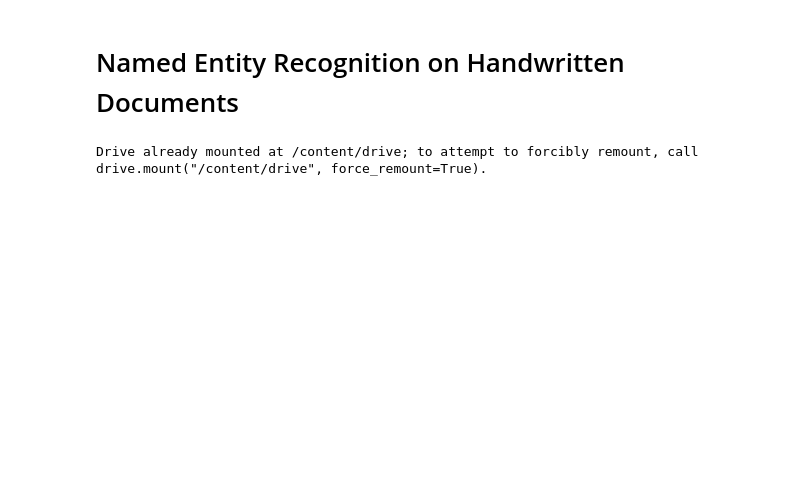
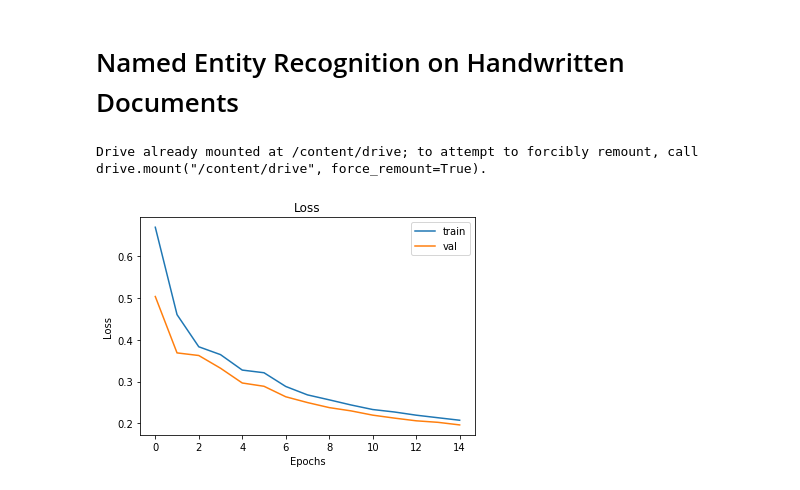
Before and after one commit to ericburdett/cs601r-dl, a Jupyter notebook: ner.ipynb, the cells around one changed output. Saved outputs shown, nothing was run; the diff lists cells and outputs as text; code cells hidden in the pictures; blank space fills up the shorter version.

Commit message:
Finished Training Loop

```diff
--- a/ner.ipynb
+++ b/ner.ipynb
@@ -136,4 +138,4 @@ class RNN(nn.Module):
     return out.view(-1), hidden
 
   def init_hidden(self):
-    return torch.zeros(self.num_layers, 1, self.hidden_size)
+    return torch.zeros(self.num_layers, 1, self.hidden_size).cuda()
@@ -140 +164,29 @@ class RNN(nn.Module):
+# %%
+NUM_EPOCHS = 1
+input_size = 64
+
+dataset = EsposallesDataset(img_size=input_size)
+data_loader = DataLoader(dataset,
+                          batch_size=1,
+                          num_workers=4,
+                          shuffle=False)
+
+
+hidden_size = 200
+hidden_channel_size = 50
+output_size = dataset.num_labels()
+num_layers = 3
+
+model = RNN(3, hidden_channel_size, input_size, hidden_size, output_size, num_layers=3)
+model = model.cuda()
+
+for batch, (x, y_truth) in enumerate(data_loader):
+  hidden = model.init_hidden()
+  for word, label in zip(x, y_truth):
+    word = word.cuda(async=True)
+    label = label.cuda(async=True)
+    y_hat = model(word, hidden)
+    print(y_hat)
+    break
+  break
 # %%
@@ -190,0 +310,10 @@ for epoch in range(NUM_EPOCHS):
+# %%
+plt.title('Loss')
+plt.xlabel('Epochs')
+plt.ylabel('Loss')
+plt.plot(range(len(train_loss_list)), train_loss_list, label='train')
+plt.plot(range(len(val_loss_list)), val_loss_list, label='val')
+plt.legend()
+plt.show()
+# %% [output]
+[figure, added]
```
Also changed, not shown: parts of 7 cells of this notebook.
